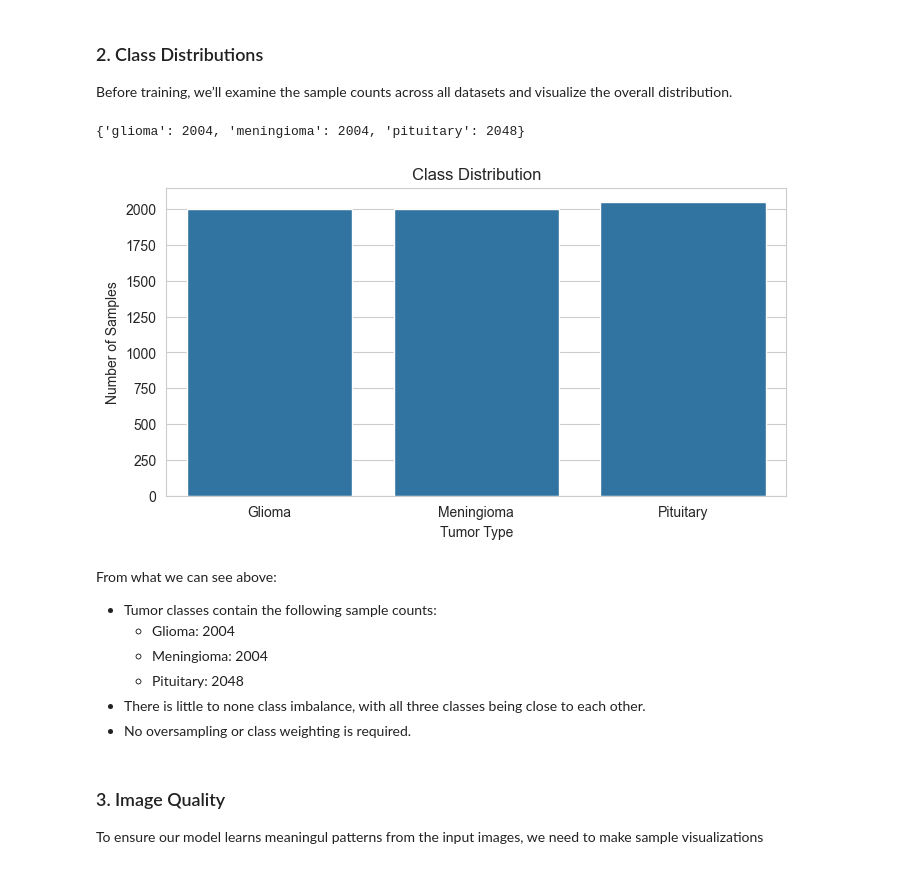
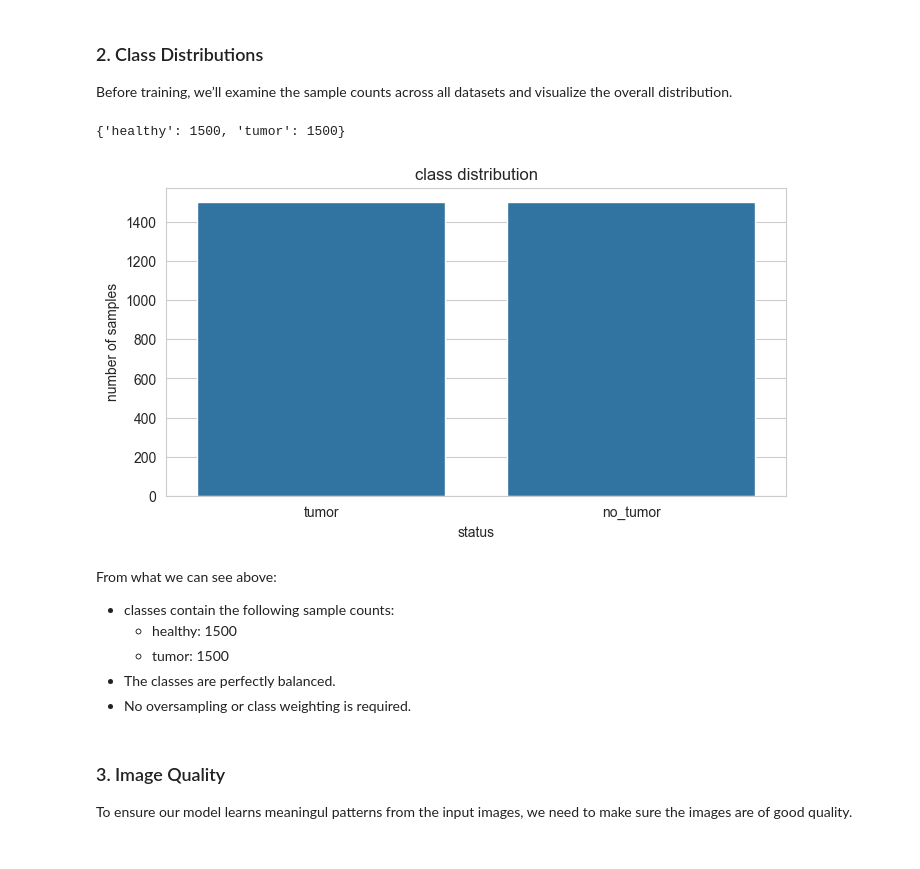
Before and after one commit to daviddning/cancer-tumor-classifier, a Jupyter notebook: notebooks/eda_brain_umor.ipynb, the cells around one changed output. Cells and saved outputs as stored; diff of their text form; code cells hidden in the pictures.

```diff
--- a/notebooks/eda_brain_umor.ipynb
+++ b/notebooks/eda_brain_umor.ipynb
@@ -1 +1,18 @@
+# %%
+# imports and setup
+import os
+import numpy as np
+import matplotlib.pyplot as plt
+import seaborn as sns
+import pandas as pd
+from pathlib import Path
+from PIL import Image
+import random
+from collections import Counter
+
+# define path
+data_dir = Path("..") / "data"
+
+#set seed
+np.random.seed(88)
 # %% [markdown]
@@ -17,62 +30,49 @@ This project combines multiple public brain tumor MRI image datasets to build a
 ### 2. Class Distributions
 Before training, we’ll examine the sample counts across all datasets and visualize the overall distribution.
 # %%
-import os
-import numpy as np
-import matplotlib.pyplot as plt
-import seaborn as sns
-import pandas as pd
-from pathlib import Path
-from PIL import Image
-
-# define path
-data_dir = Path("..") / "data" / "raw"
-
 # count samples
 def count_samples(directory):
     return {
         cls: len(os.listdir(os.path.join(directory, cls)))
         for cls in os.listdir(directory)
         if os.path.isdir(os.path.join(directory, cls))
     }
 
 # get counts
 counts = count_samples(data_dir)
 print(counts)
 
 # name cols
-counts['Glioma'] = counts.pop('glioma')
-counts['Meningioma'] = counts.pop('meningioma')
-counts['Pituitary'] = counts.pop('pituitary')
+counts['tumor'] = counts.pop('tumor')
+counts['no_tumor'] = counts.pop('healthy')
 
 # convert to dataframe
-df = pd.DataFrame(list(counts.items()), columns=["Tumor Type", "Count"])
+df = pd.DataFrame(list(counts.items()), columns=["label", "count"])
 
 # plot
 sns.set_style("whitegrid")
 plt.figure(figsize=(8, 4))
-sns.barplot(x="Tumor Type", y="Count", data=df)
-plt.title("Class Distribution")
-plt.ylabel("Number of Samples")
-plt.xlabel("Tumor Type")
+sns.barplot(x="label", y="count", data=df)
+plt.title("class distribution")
+plt.ylabel("number of samples")
+plt.xlabel("status")
 
 # ensure folder exists
 os.makedirs("../graphics", exist_ok=True)
 plt.savefig("../graphics/class_distribution.png", bbox_inches="tight")
 plt.show()
 # %% [output]
-{'glioma': 2004, 'meningioma': 2004, 'pituitary': 2048}
+{'healthy': 1500, 'tumor': 1500}
-[figure, old version]
+[figure, new version]
 # %% [markdown]
 From what we can see above:
-- Tumor classes contain the following sample counts:
-  - Glioma: 2004
-  - Meningioma: 2004
-  - Pituitary: 2048
-- There is little to none class imbalance, with all three classes being close to each other.
+- classes contain the following sample counts:
+  - healthy: 1500
+  - tumor: 1500
+- The classes are perfectly balanced.
 - No oversampling or class weighting is required.
 # %% [markdown]
 ### 3. Image Quality
 
-To ensure our model learns meaningul patterns from the input images, we need to make sample visualizations
+To ensure our model learns meaningul patterns from the input images, we need to make sure the images are of good quality.
 # %%
```
Also changed, not shown: parts of 8 cells of this notebook, 14 other files.
